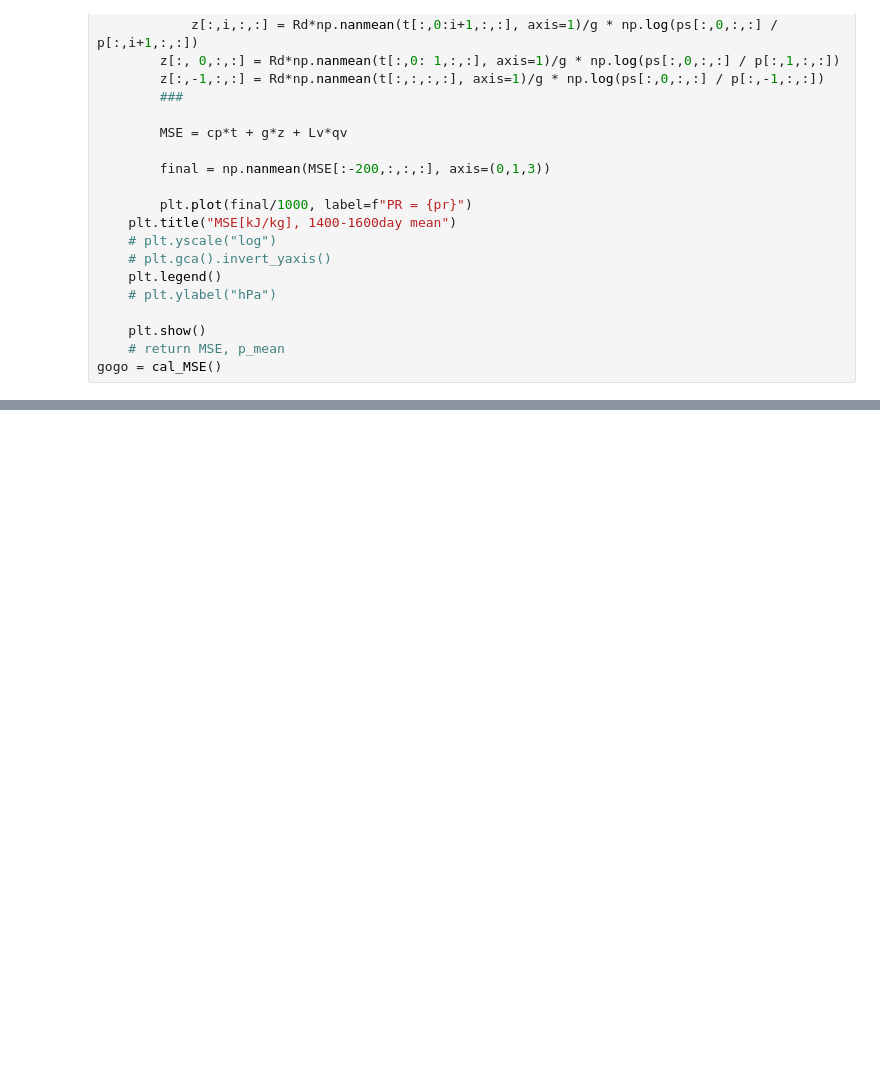
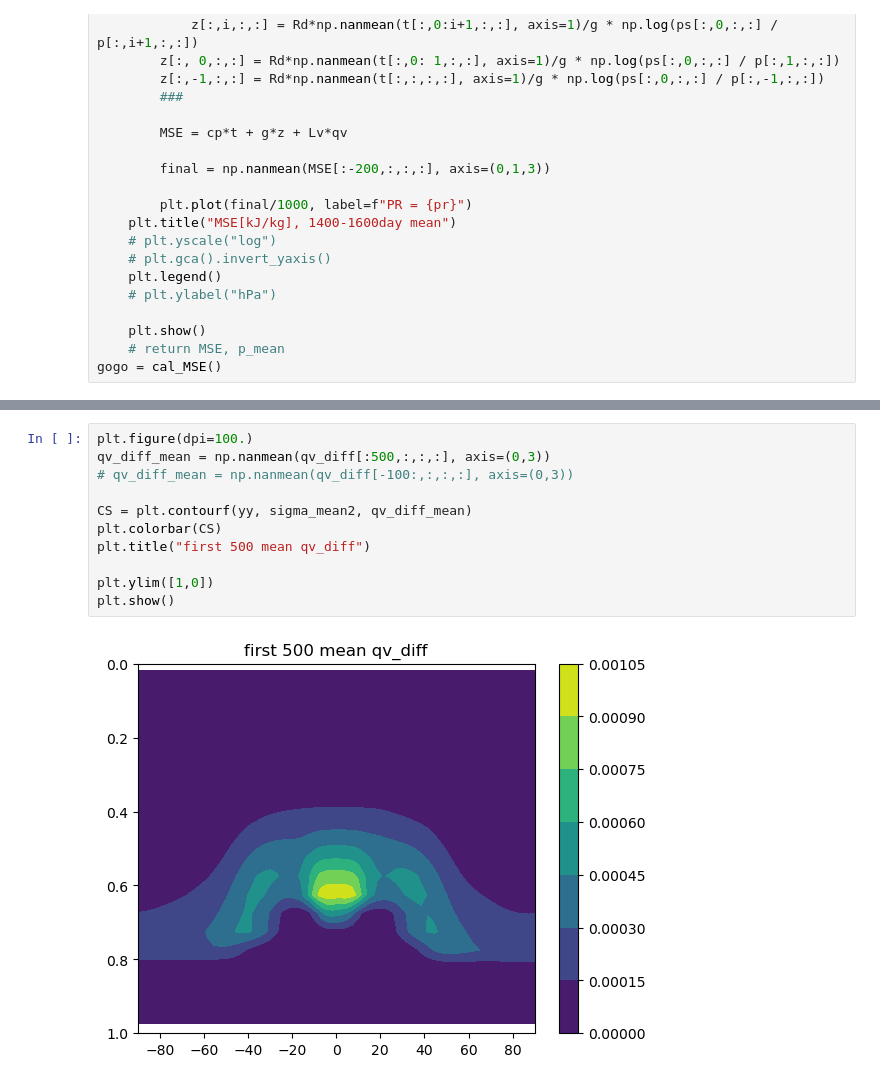
Before and after one commit to PeterChang1023/Dycore_Master, a Jupyter notebook: dycore/IdealizeSpetral.jl/exp/HSt42/check_spinupday.ipynb, the cells around one changed output, grey strips where cells are left out. Drawn from its saved outputs; the diff is of its cells as text; blank space fills up the shorter version.

```diff
--- a/dycore/IdealizeSpetral.jl/exp/HSt42/check_spinupday.ipynb
+++ b/dycore/IdealizeSpetral.jl/exp/HSt42/check_spinupday.ipynb
@@ -427,0 +513,13 @@ NameError: name 'p' is not defined
+# %%
+plt.figure(dpi=100.)
+qv_diff_mean = np.nanmean(qv_diff[:500,:,:,:], axis=(0,3))
+# qv_diff_mean = np.nanmean(qv_diff[-100:,:,:,:], axis=(0,3))
+
+CS = plt.contourf(yy, sigma_mean2, qv_diff_mean)
+plt.colorbar(CS)
+plt.title("first 500 mean qv_diff")
+
+plt.ylim([1,0])
+plt.show()
+# %% [output]
+[figure, added]
```
Also changed, not shown: parts of 14 cells of this notebook, 4 other files.
